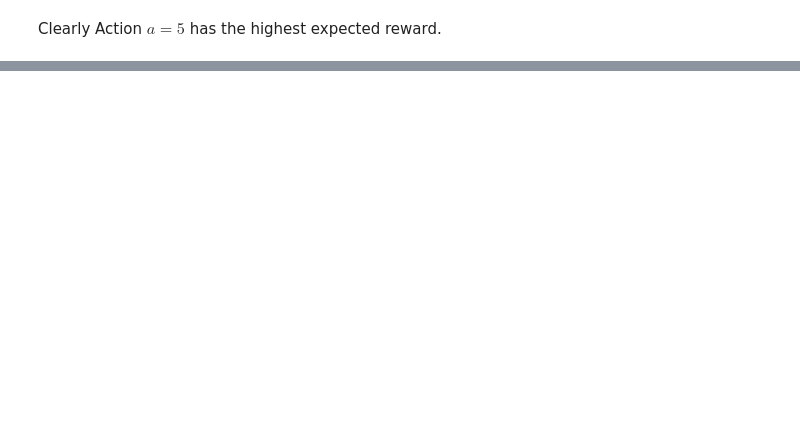
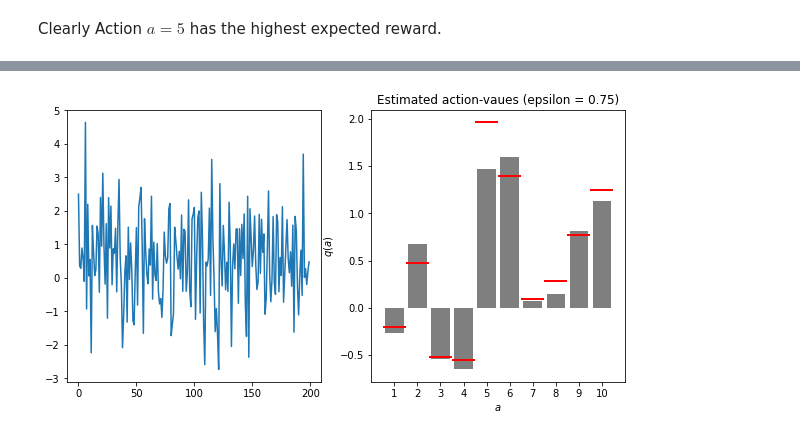
Before and after one commit to StanleyTuz/reinforcement-learning, a Jupyter notebook: sutton_barto/ch2.ipynb, the cells around one changed output, grey strips where cells are left out. Cells and saved outputs as stored; diff of their text form; code cells hidden in the pictures; blank space fills up the shorter version.

```diff
--- a/sutton_barto/ch2.ipynb
+++ b/sutton_barto/ch2.ipynb
@@ -23,0 +32,14 @@ Clearly Action $a=5$ has the highest expected reward.
+# %%
+k=10
+env = environments.KArmedBandit(k=k, seed=12345)
+agent = agents.EpsilonGreedyAgent(k=k, epsilon=0.75)
+
+agent.reset()
+at, ro, gf = interface.run(agent=agent, environment=env, num_steps=200)
+# %%
+fig, ax = plt.subplots(ncols=2, figsize=(10, 5))
+
+ax[0].plot(ro)
+interface.plot_results(agent, env, ax[1])
+# %% [output]
+[figure, added]
```
Also changed, not shown: parts of 3 cells of this notebook, 2 other files.
